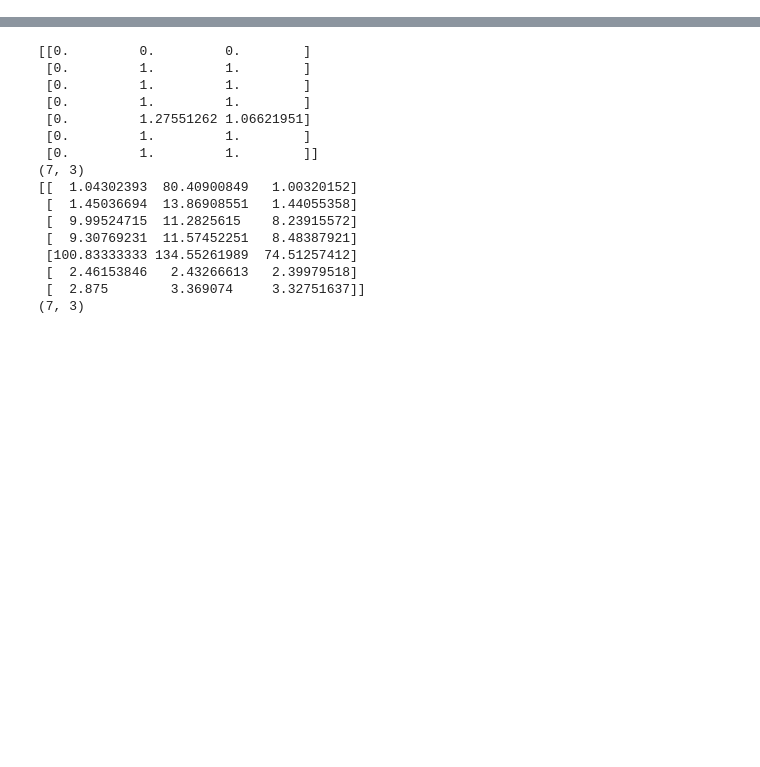
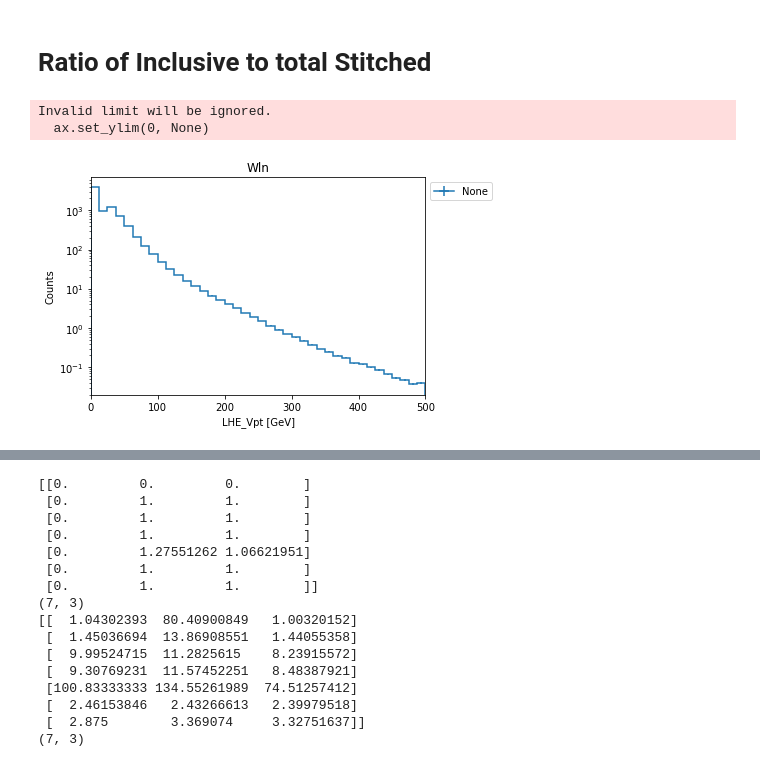
Before and after one commit to nhaubrich/SampleStitching, a Jupyter notebook: plots.ipynb, the cells around one changed output, grey strips where cells are left out. Cells and saved outputs as stored; diff of their text form; code cells hidden in the pictures; blank space fills up the shorter version.

```diff
--- a/plots.ipynb
+++ b/plots.ipynb
@@ -9,0 +87,14 @@ SyntaxError: invalid syntax (3228087422.py, line 1)
+# %% [markdown]
+# Ratio of Inclusive to total Stitched
+# %%
+fig, ax = plt.subplots()
+colors = ['#a6cee3','#1f78b4','#b2df8a','#33a02c','#fb9a99','#e31a1c','#fdbf6f','#ff7f00','#cab2d6']+['#8dd3c7','#ffffb3','#bebada','#fb8072','#80b1d3','#fdb462','#b3de69','#fccde5','#d9d9d9']
+ax.set_prop_cycle(cycler('color',colors))
+ax.semilogy(True)
+hist.plot1d(output["nostitching"].integrate("NpNLO").integrate("dataset",["V12/WJetsToLNu_0J_TuneCP5_13TeV-amcatnloFXFX-pythia8","V12/WJetsToLNu_1J_TuneCP5_13TeV-amcatnloFXFX-pythia8"]))
+plt.title(channel)
+leg = ax.legend(bbox_to_anchor=(1,1), loc="upper left")
+# %% [output]
+Invalid limit will be ignored.
+  ax.set_ylim(0, None)
+[figure, added]
```
Also changed, not shown: parts of 5 cells of this notebook, 5 other files.
